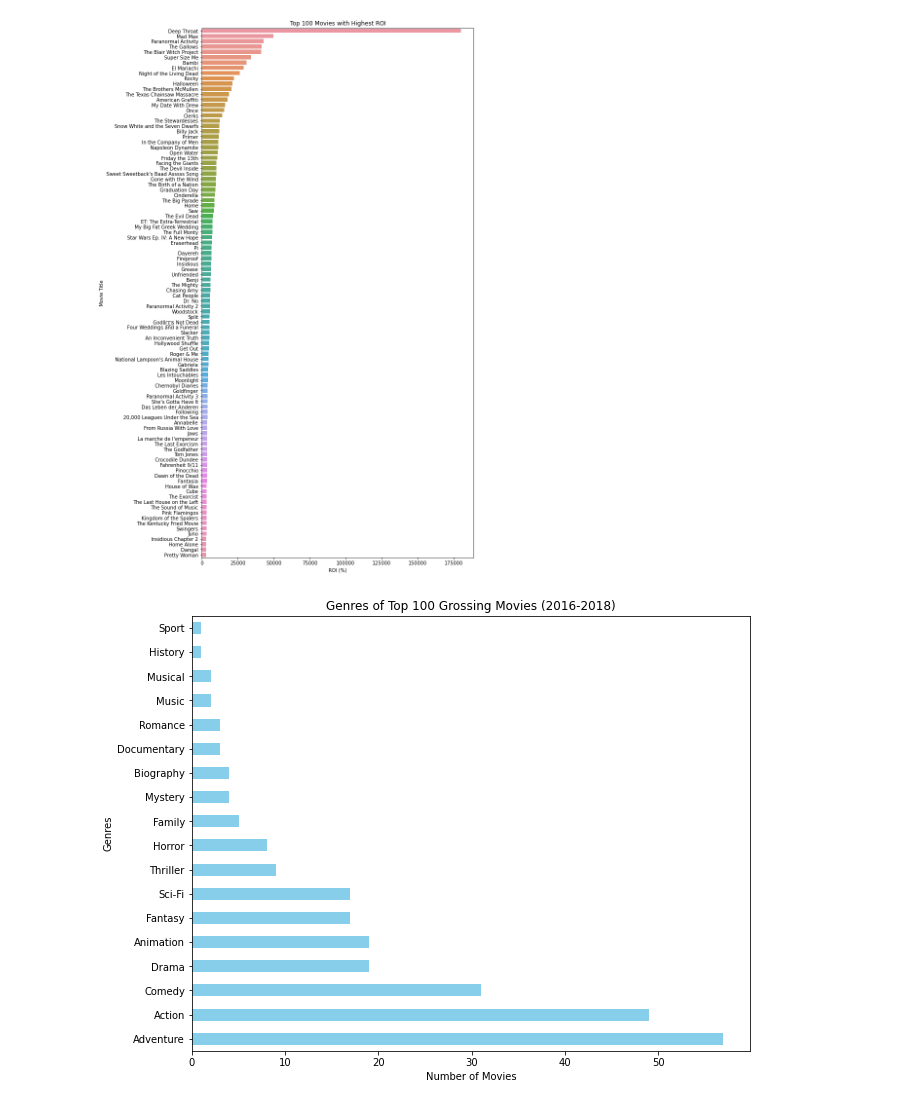
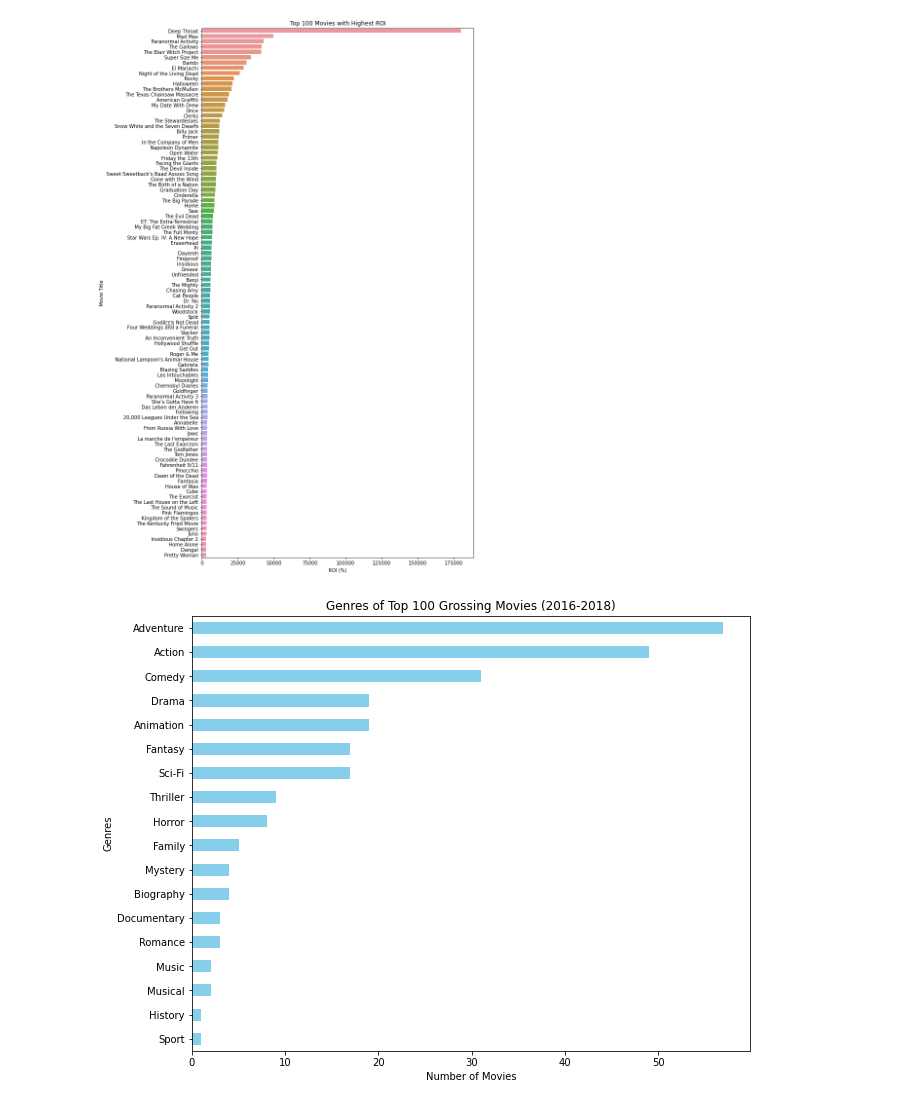
Before and after one commit to owenml/dsc-phase-2-project-v3, a Jupyter notebook: student.ipynb, the cells around one changed output. Saved outputs shown, nothing was run; the diff lists cells and outputs as text; code cells hidden in the pictures.

```diff
--- a/student.ipynb
+++ b/student.ipynb
@@ -52,6 +45,6 @@ print(df_movie_ratings.head())
 # %%
 # Load the csv file into a pandas DataFrame
-movie_gross = pd.read_csv('zippedData/bom.movie_gross.csv')
+movie_gross = pd.read_csv('zippedData/bom.movie_gross.csv.gz', compression='gzip')
 
 # Filter the DataFrame to only include the years 2016, 2017, and 2018
 movie_gross = movie_gross[movie_gross['year'].isin([2016, 2017, 2018])]
@@ -118,14 +117,14 @@ plt.show()
 [figure]
 # %%
 # Create a DataFrame with genre counts
-genre_counts = merged_df['genres'].str.get_dummies(',').sum().sort_values(ascending=False)
+genre_counts = merged_df['genres'].str.get_dummies(',').sum().sort_values()
 
 # Plot a horizontal bar chart
 plt.figure(figsize=(10,8))
 genre_counts.plot(kind='barh', color='skyblue')
 plt.xlabel('Number of Movies')
 plt.ylabel('Genres')
 plt.title('Genres of Top 100 Grossing Movies (2016-2018)')
 plt.show()
 # %% [output]
-[figure, old version]
+[figure, new version]
```
Also changed, not shown: parts of 20 cells of this notebook.
